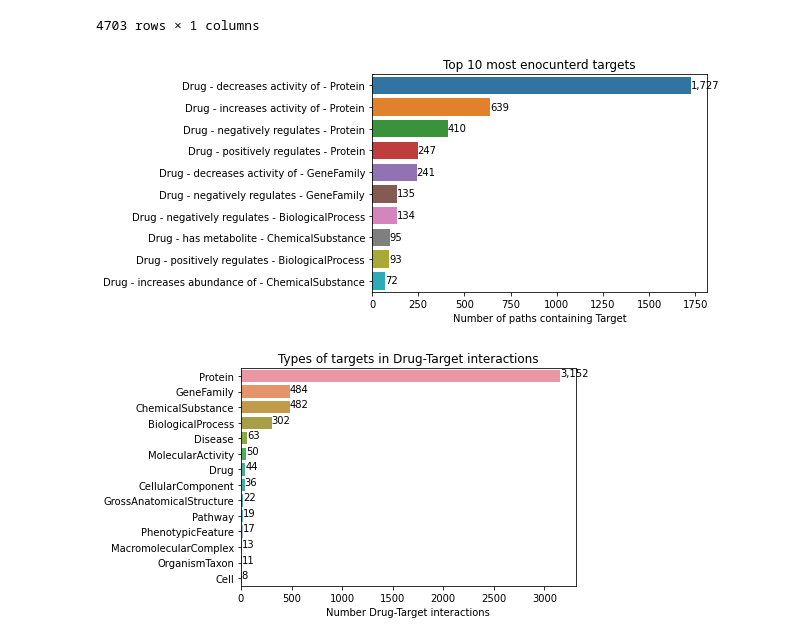
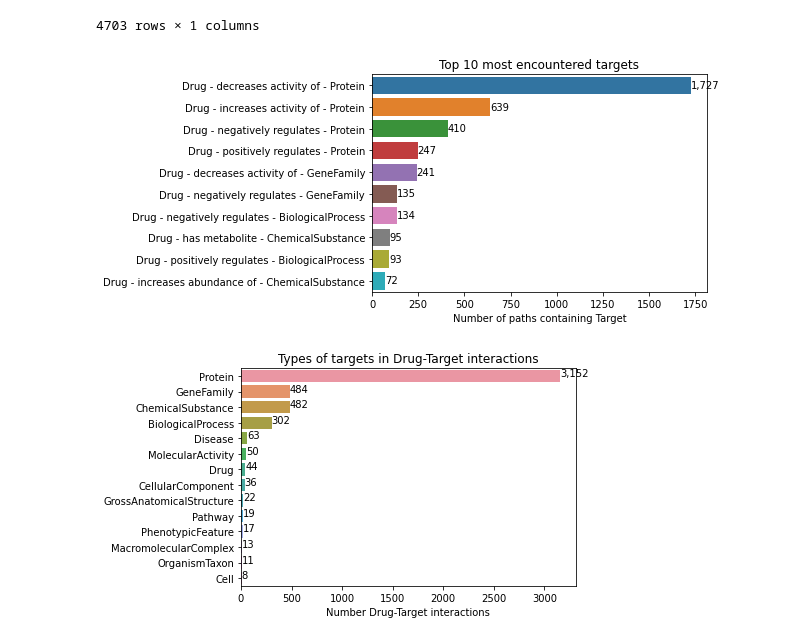
Before and after one commit to SuLab/DMDB_Analysis, a Jupyter notebook: 1_code/1_basic_dmdb_analysis.ipynb, the cells around one changed output. Cells and saved outputs as stored; diff of their text form; code cells hidden in the pictures.

```diff
--- a/1_code/1_basic_dmdb_analysis.ipynb
+++ b/1_code/1_basic_dmdb_analysis.ipynb
@@ -306,11 +314,11 @@ fet_data['target_type'] = fet_data['type'].apply(lambda x: x.split(' - ')[2])
 fet_data['interaction'] = fet_data['type'].apply(lambda x: x.split(' - ')[1])
 # %%
 count_plot_h(fet_data['type'].value_counts().head(10))
-plt.title('Top 10 most enocunterd targets')
+plt.title('Top 10 most encountered targets')
 plt.xlabel('Number of paths containing Target')
 plt.ylabel('');
 # %% [output]
-[figure, old version]
+[figure, new version]
 # %%
 count_plot_h(fet_data['target_type'].value_counts())
 plt.title('Types of targets in Drug-Target interactions')
```
Also changed, not shown: parts of 7 cells of this notebook.
